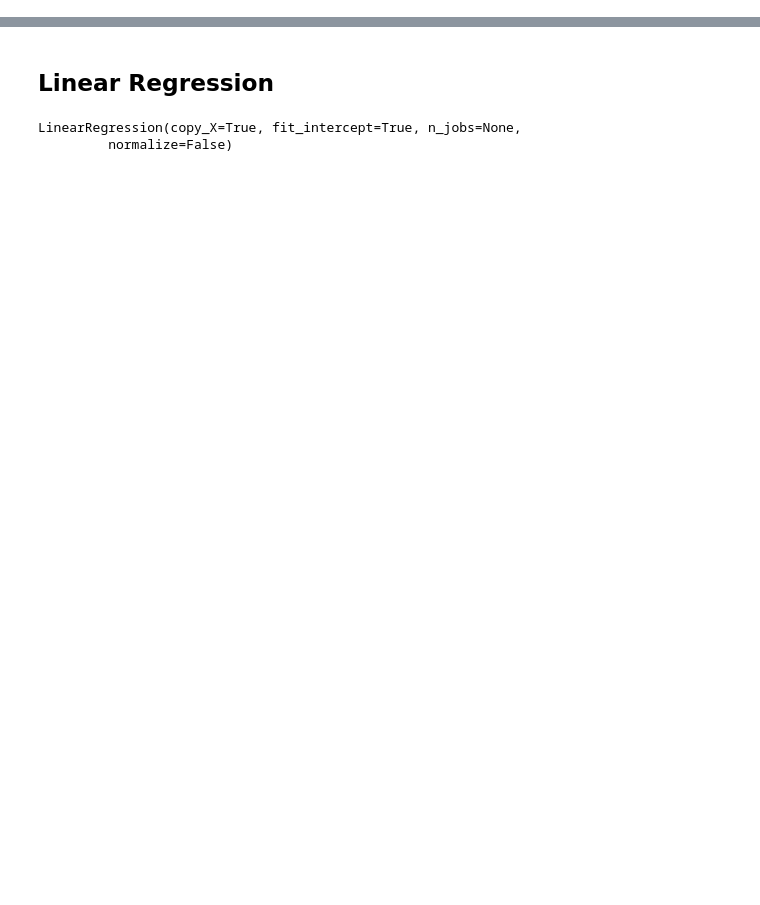
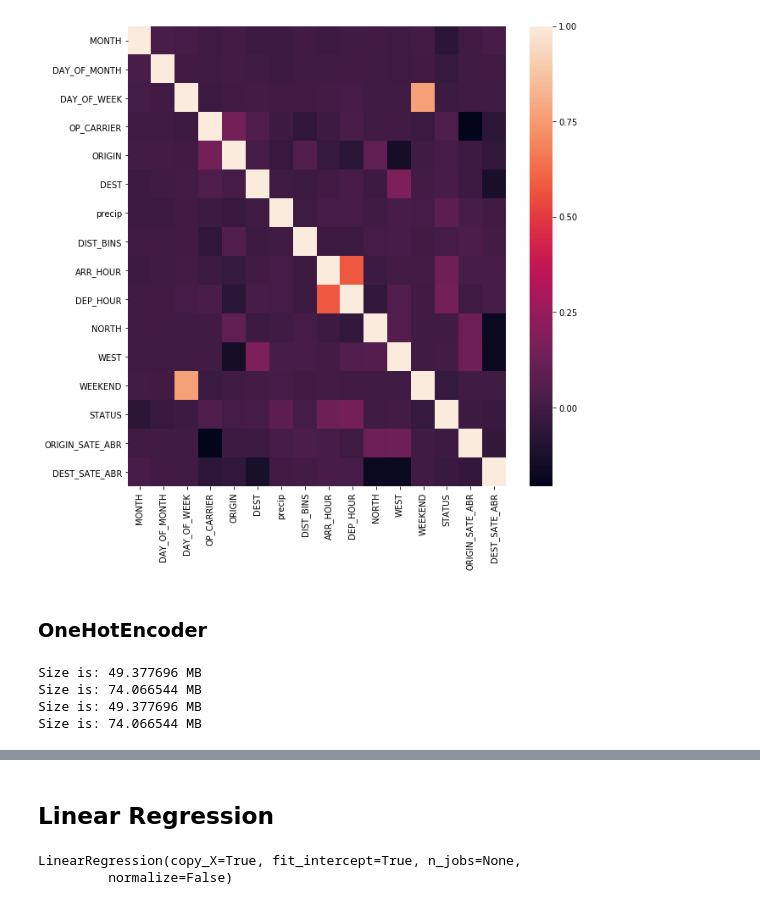
Before and after one commit to dmitriykats1/Springboard, a Jupyter notebook: Capstone1/Modeling.ipynb, the cells around one changed output, grey strips where cells are left out. Saved outputs shown, nothing was run; the diff lists cells and outputs as text; code cells hidden in the pictures; blank space fills up the shorter version.

```diff
--- a/Capstone1/Modeling.ipynb
+++ b/Capstone1/Modeling.ipynb
@@ -148,0 +233,9 @@ Size is: 635.06808 MB
+# %%
+le = LabelEncoder()
+name['OP_CARRIER'] = le.fit_transform(name.OP_CARRIER.values)
+name['ORIGIN'] = le.fit_transform(name.ORIGIN.values)
+name['DEST'] = le.fit_transform(name.DEST.values)
+name['NORTH'] = le.fit_transform(name.NORTH.values)
+name['WEST'] = le.fit_transform(name.WEST.values)
+name['ORIGIN_SATE_ABR'] = le.fit_transform(name.ORIGIN_STATE_ABR.values)
+name['DEST_SATE_ABR'] = le.fit_transform(name.DEST_STATE_ABR.values)
@@ -148,0 +266,4 @@ Size is: 635.06808 MB
+# %%
+#initial run
+rand = name.drop(columns=['YEAR', 'FL_DATE', 'ARR_DELAY',
+                         'ORIGIN_STATE_ABR', 'DEST_STATE_ABR'])
@@ -148,0 +288,2 @@ Size is: 635.06808 MB
+# %%
+rand = rand.fillna(0)
@@ -148,0 +392,8 @@ Size is: 635.06808 MB
+# %%
+corr_matrix = rand.corr()
+sns.heatmap(corr_matrix)
+plt.show()
+# %% [output]
+[figure, added]
+# %% [markdown]
+### OneHotEncoder
@@ -148,0 +411,10 @@ Size is: 635.06808 MB
+# %%
+print(f'Size is: {dates_matrix.data.nbytes / 1000000} MB')
+print(f'Size is: {objects_matrix.data.nbytes / 1000000} MB')
+print(f'Size is: {hour_matrix.data.nbytes / 1000000} MB')
+print(f'Size is: {dist_matrix.data.nbytes / 1000000} MB')
+# %% [output]
+Size is: 49.377696 MB
+Size is: 74.066544 MB
+Size is: 49.377696 MB
+Size is: 74.066544 MB
```
Also changed, not shown: parts of 138 cells of this notebook.
